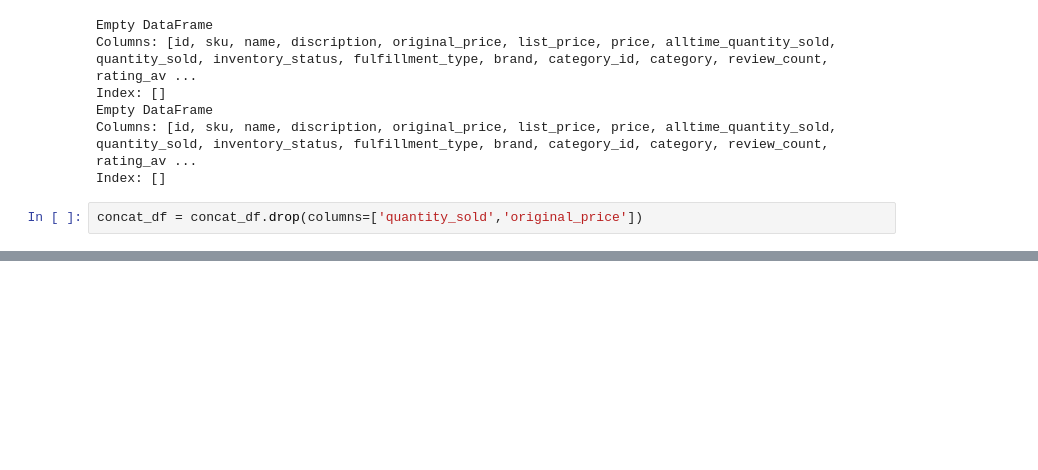
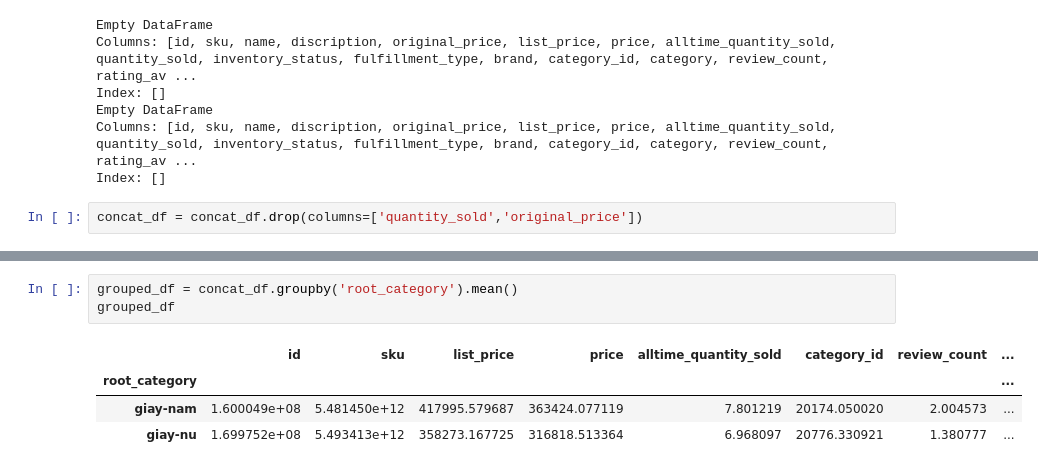
Before and after one commit to minhpham0201/TIKI, a Jupyter notebook: ANALYTICS.ipynb, the cells around one changed output, grey strips where cells are left out. Saved outputs shown, nothing was run; the diff lists cells and outputs as text; blank space fills up the shorter version.

```diff
--- a/ANALYTICS.ipynb
+++ b/ANALYTICS.ipynb
@@ -87,0 +148,8 @@ concat_df = concat_df.drop(columns=['quantity_sold','original_price'])
+# %%
+grouped_df = concat_df.groupby('root_category').mean()
+grouped_df
+# %% [output]
+|  | id | sku | list_price | price | alltime_quantity_sold | category_id | review_count | ... |
+| root_category |  |  |  |  |  |  |  | ... |
+| giay-nam | 1.600049e+08 | 5.481450e+12 | 417995.579687 | 363424.077119 | 7.801219 | 20174.050020 | 2.004573 | ... |
+| giay-nu | 1.699752e+08 | 5.493413e+12 | 358273.167725 | 316818.513364 | 6.968097 | 20776.330921 | 1.380777 | ... |
```
Also changed, not shown: parts of 14 cells of this notebook, 2 other files.
